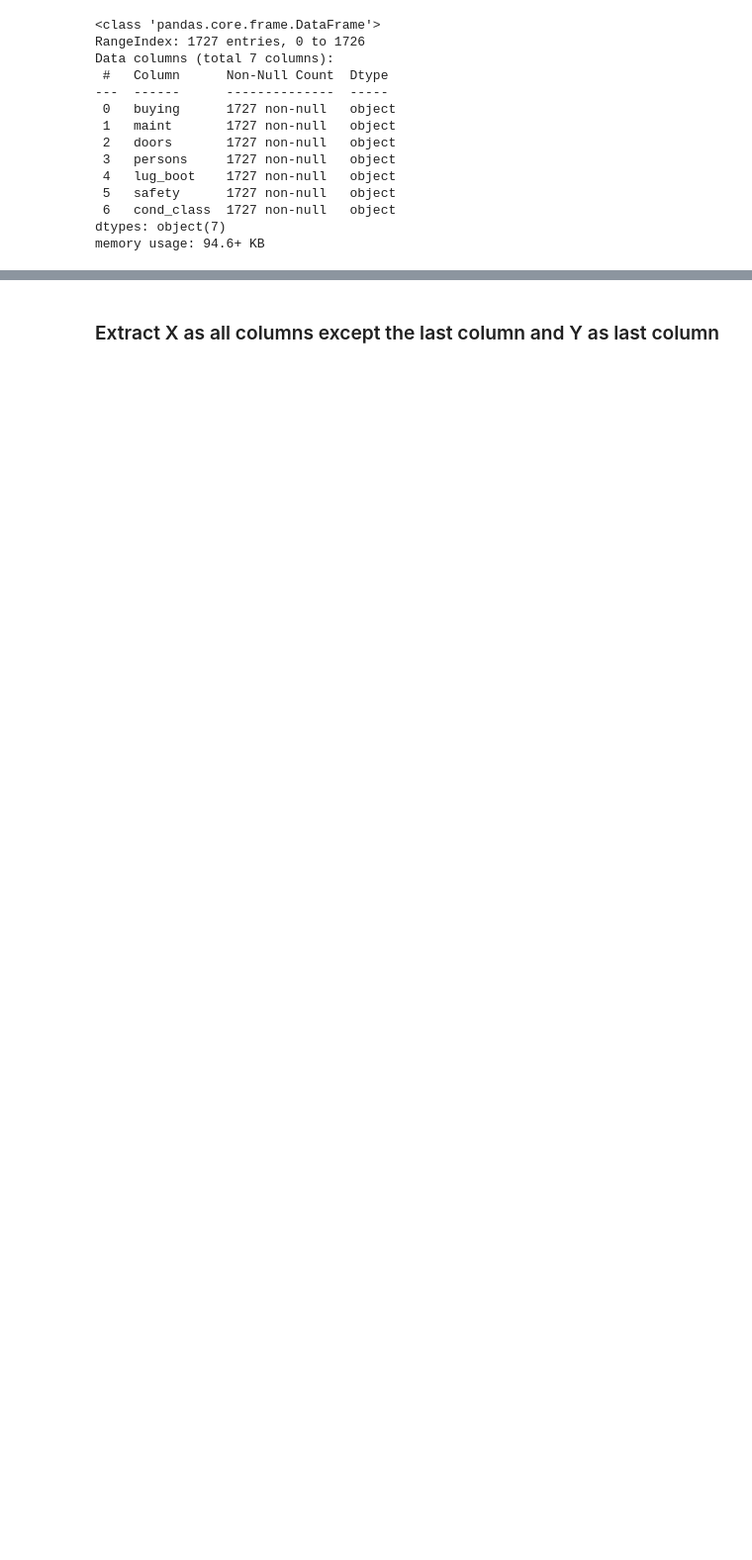
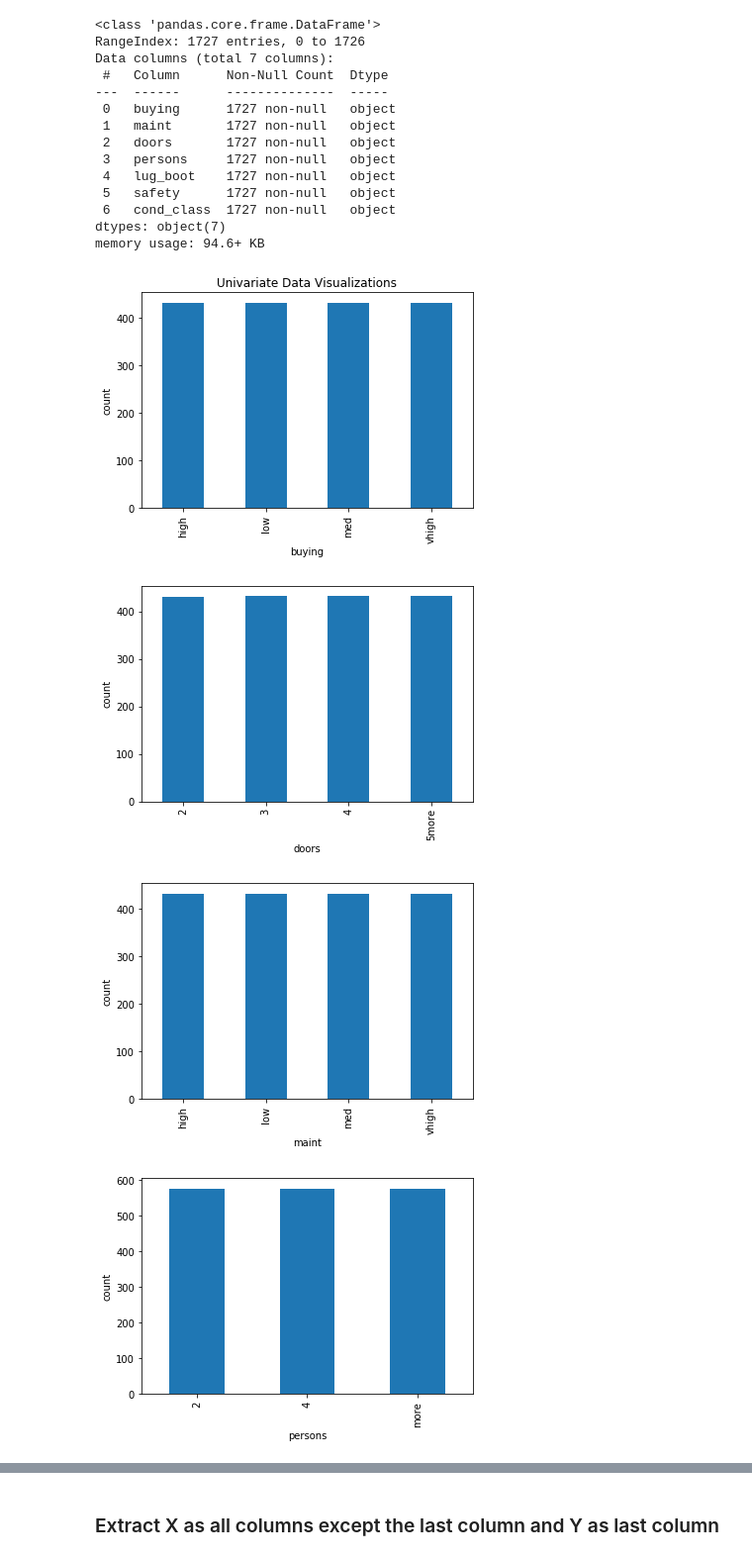
Before and after one commit to Hemendra-AKUTHOTA/ML-assignment1-Set2, a Jupyter notebook: Q1/Q1.ipynb, the cells around one changed output, grey strips where cells are left out. Shown at 99% size. Drawn from its saved outputs; the diff is of its cells as text; code cells hidden in the pictures; blank space fills up the shorter version.

```diff
--- a/Q1/Q1.ipynb
+++ b/Q1/Q1.ipynb
@@ -60,0 +60,28 @@ memory usage: 94.6+ KB
+# %%
+plt.title('Univariate Data Visualizations')
+plt.ylabel('count')
+car_data.groupby(['buying']).size().plot.bar()
+plt.show()
+plt.ylabel('count')
+car_data.groupby(['doors']).size().plot.bar()
+plt.show()
+plt.ylabel('count')
+car_data.groupby(['maint']).size().plot.bar()
+plt.show()
+plt.ylabel('count')
+car_data.groupby(['persons']).size().plot.bar()
+plt.show()
+plt.ylabel('count')
+car_data.groupby(['lug_boot']).size().plot.bar()
+plt.show()
+plt.ylabel('count')
+car_data.groupby(['safety']).size().plot.bar()
+plt.show()
+plt.ylabel('count')
+car_data.groupby(['cond_class']).size().plot.bar()
+plt.show()
+# %% [output]
+[figure, added]
+[figure, added]
+[figure, added]
+[figure, added]
```
Also changed, not shown: parts of 76 cells of this notebook.
